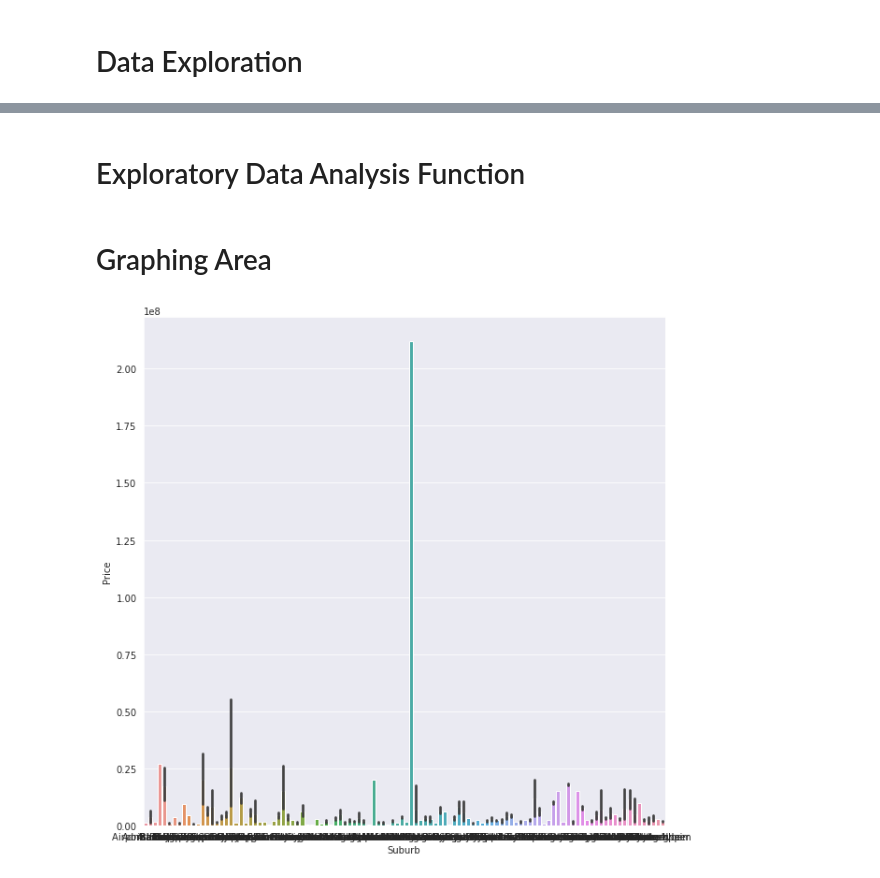
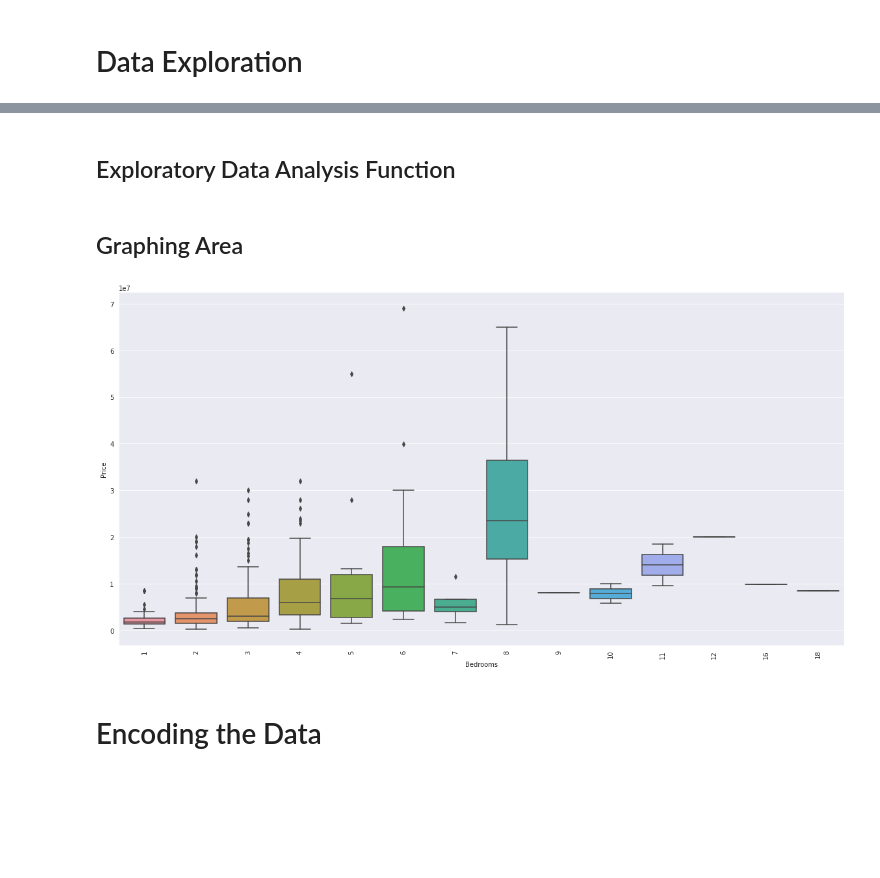
Before and after one commit to malcolmrite-dsi/CPT-House-Predictions, a Jupyter notebook: Data_Cleaning_Code.ipynb, the cells around one changed output, grey strips where cells are left out. Saved outputs shown, nothing was run; the diff lists cells and outputs as text; code cells hidden in the pictures; blank space fills up the shorter version.

Commit message:
Added Exploration Functions, Feature Engineering

```diff
--- a/Data_Cleaning_Code.ipynb
+++ b/Data_Cleaning_Code.ipynb
@@ -24,0 +46,3 @@ p24_df.head()
+# %%
+p24_df = featureGeneration(p24_df)
+p24_df.head()
@@ -24,0 +71,3 @@ p24_df.head()
+# %%
+p24_df.drop("Description", axis = 1, inplace=True)
+p24_df.head()
@@ -57,5 +112,6 @@ p24_df.head()
 p24_df.Price = p24_df.Price.replace('',None)
 # %%
 p24_df.Price = p24_df.Price.astype(float)
+p24_df.Bedrooms = p24_df.Bedrooms.astype(int)
 p24_df.head()
 # %% [output]
@@ -107,17 +191,25 @@ p24_df.describe()
 # %% [markdown]
-# Exploratory Data Analysis Function
+## Exploratory Data Analysis Function
 # %%
 #Defining graphing function
 def ExploreGraphs(x_feature, y_result, df, choice, custom):
 
   #Setting the visual features of the graph
   sns.set_style("darkgrid")
-  plt.figure(figsize=(10,10))
+  plt.figure(figsize=(20,10))
 
   #Bar Chart choice
   if choice == "bar":
 
     barplot = sns.barplot(x = x_feature, y = y_result, data = df, ci=custom)
+    plt.xticks(rotation=90)
+    plt.show()
+
+  #Boxplot Choice
+  elif choice == "box":
+
+    boxplot = sns.boxplot(x= x_feature, y = y_result, data = df)
+    plt.xticks(rotation=90)
     plt.show()
 
   #Histogram choice
@@ -147,24 +239,27 @@ def ExploreGraphs(x_feature, y_result, df, choice, custom):
   else:
     print("Not a valid choice")
 # %% [markdown]
-# Graphing Area
+## Graphing Area
 # %%
 '''
 How to use function
 FIRST PARAMETER: X Feature (Pandas Column Name)
 
 SECOND PARAMETER: Y FEATURE (Pandas Column Name)
 
 THIRD PARAMETER: DATA (Pandas Dataframe)
 
-FOURTH PARAMETER: Choice of graph: "bar" for Bar Plot (Good for comparing one insurance product with a feature),
+FOURTH PARAMETER: Choice of graph: "bar" for Bar Plot (Good for comparing one numeric feature with a feature),
+                                    "box" for Box Plot (Good for comparing one insurance product with a feature),
                                     "hist" for Histogram (Good for continuous distrbution of one feature),
                                     "count" for a count plot (Good for the discontinuous distribution of one feature),
                                     "heat" for a heatmap between the variables of the dataset,
                                     "pair" for a pairplot between the variables of a dataset (Be careful of the number of features you're comparing)
 
 FIFTH PARAMETER: Confidence Interval error bar for Bar Plot = number (number% Confidence Interval), None (No error bar)
 '''
-ExploreGraphs("Suburb", "Price", p24_df, "bar", 95)
+ExploreGraphs("Bedrooms", "Price", p24_df, "box", 95)
 # %% [output]
-[figure, old version]
+[figure, new version]
+# %% [markdown]
+# Encoding the Data
```
Also changed, not shown: parts of 14 cells of this notebook.
